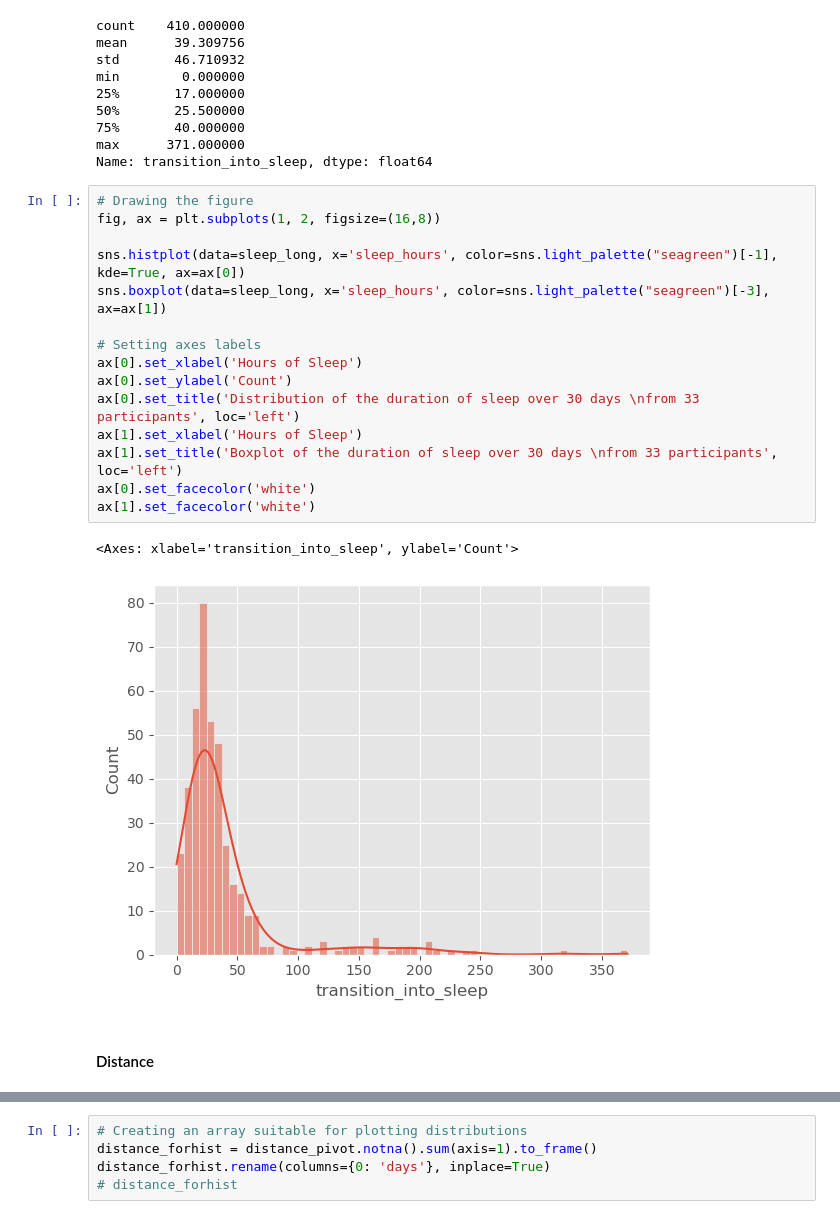
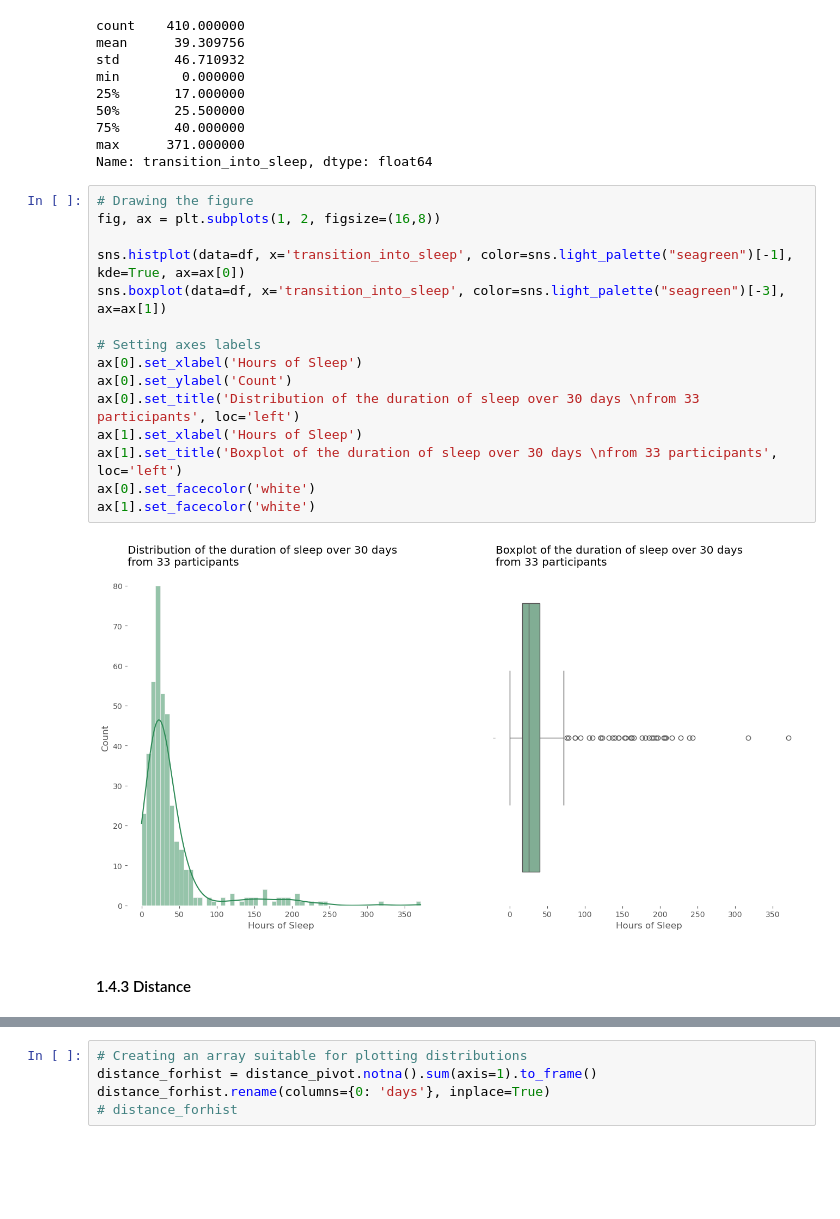
Before and after one commit to lzytimx/Portfolio, a Jupyter notebook: bellabeat_google/bellabeat.ipynb, the cells around one changed output, grey strips where cells are left out. Saved outputs shown, nothing was run; the diff lists cells and outputs as text; blank space fills up the shorter version.

```diff
--- a/bellabeat_google/bellabeat.ipynb
+++ b/bellabeat_google/bellabeat.ipynb
@@ -585,21 +625,20 @@ Name: transition_into_sleep, dtype: float64
 # %%
 # Drawing the figure
 fig, ax = plt.subplots(1, 2, figsize=(16,8))
 
-sns.histplot(data=sleep_long, x='sleep_hours', color=sns.light_palette("seagreen")[-1], kde=True, ax=ax[0])
-sns.boxplot(data=sleep_long, x='sleep_hours', color=sns.light_palette("seagreen")[-3], ax=ax[1])
+sns.histplot(data=df, x='transition_into_sleep', color=sns.light_palette("seagreen")[-1], kde=True, ax=ax[0])
+sns.boxplot(data=df, x='transition_into_sleep', color=sns.light_palette("seagreen")[-3], ax=ax[1])
 
 # Setting axes labels
 ax[0].set_xlabel('Hours of Sleep')
 ax[0].set_ylabel('Count')
 ax[0].set_title('Distribution of the duration of sleep over 30 days \nfrom 33 participants', loc='left')
 ax[1].set_xlabel('Hours of Sleep')
 ax[1].set_title('Boxplot of the duration of sleep over 30 days \nfrom 33 participants', loc='left')
 ax[0].set_facecolor('white')
 ax[1].set_facecolor('white')
 # %% [output]
-<Axes: xlabel='transition_into_sleep', ylabel='Count'>
-[figure, old version]
+[figure, new version]
 # %% [markdown]
-#### Distance
+#### 1.4.3 Distance
 # %% [markdown]
```
Also changed, not shown: parts of 84 cells of this notebook.
